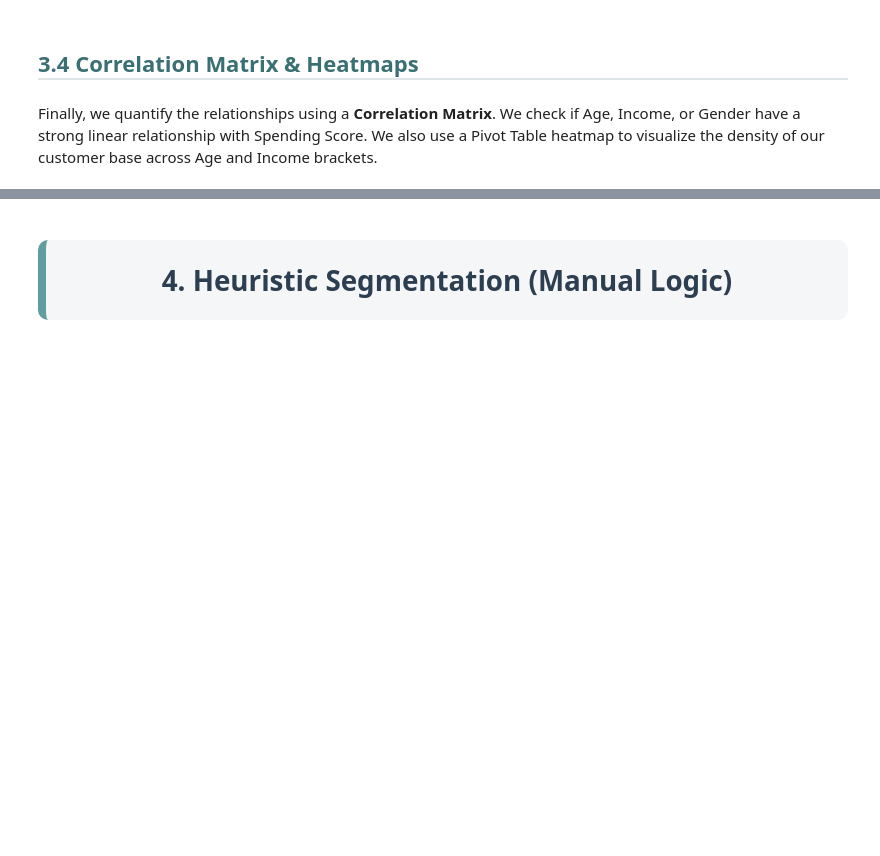
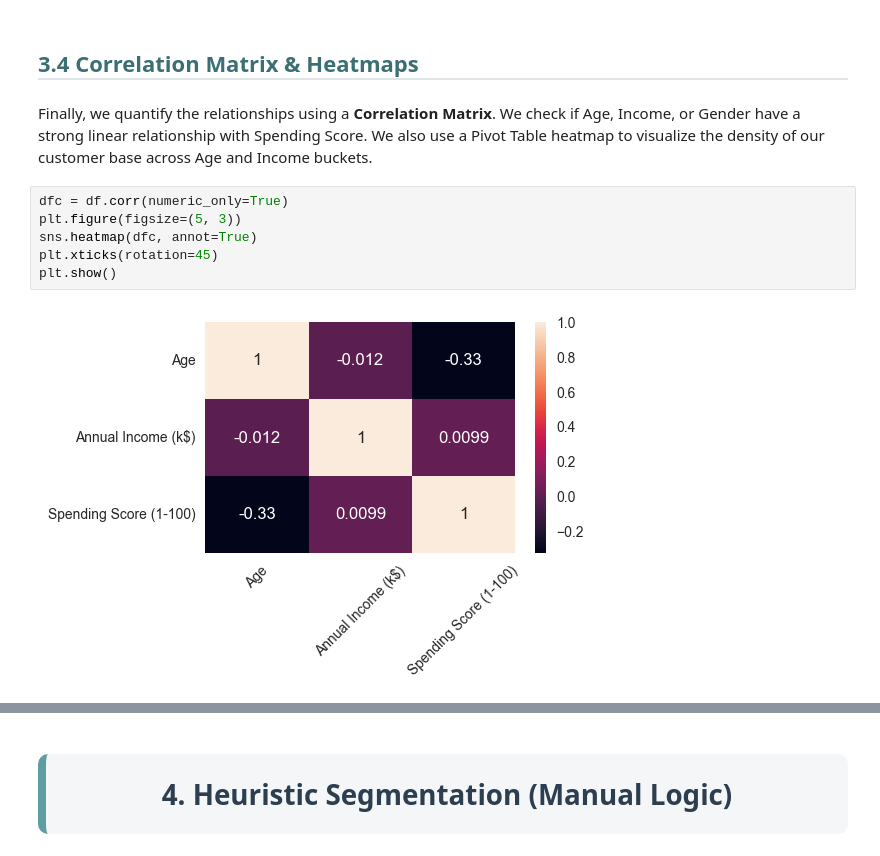
Before and after one commit to montypie/DS_Projects, a Jupyter notebook: 3_ClassifCluster/customer_segmentation_oef.ipynb, the cells around one changed output, grey strips where cells are left out. Saved outputs shown, nothing was run; the diff lists cells and outputs as text; blank space fills up the shorter version.

```diff
--- a/3_ClassifCluster/customer_segmentation_oef.ipynb
+++ b/3_ClassifCluster/customer_segmentation_oef.ipynb
@@ -344,4 +374,12 @@ plt.show()
 ">
 3.4 Correlation Matrix & Heatmaps</h2>
 # %% [markdown]
-Finally, we quantify the relationships using a **Correlation Matrix**. We check if Age, Income, or Gender have a strong linear relationship with Spending Score. We also use a Pivot Table heatmap to visualize the density of our customer base across Age and Income brackets.
+Finally, we quantify the relationships using a **Correlation Matrix**. We check if Age, Income, or Gender have a strong linear relationship with Spending Score. We also use a Pivot Table heatmap to visualize the density of our customer base across Age and Income buckets.
+# %%
+dfc = df.corr(numeric_only=True)
+plt.figure(figsize=(5, 3))
+sns.heatmap(dfc, annot=True)
+plt.xticks(rotation=45)
+plt.show()
+# %% [output]
+[figure, added]
```
Also changed, not shown: parts of 8 cells of this notebook.
